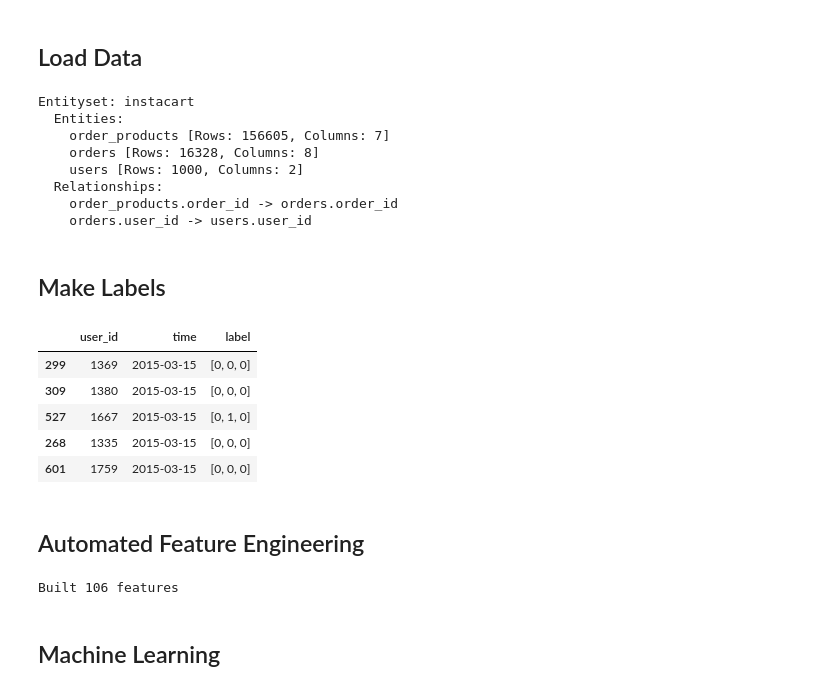
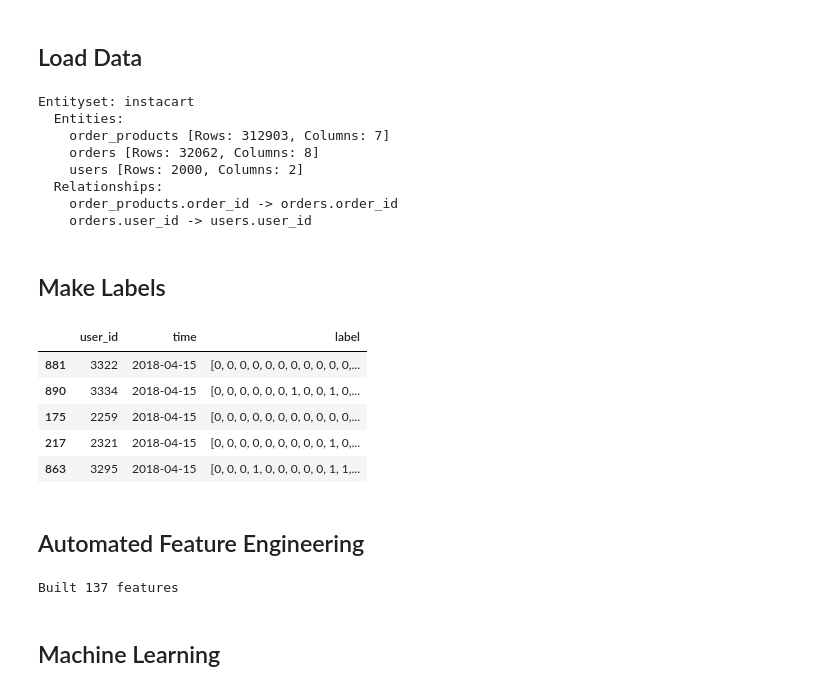
Before and after one commit to iampatgrady/FeatureTools-Instacart-Demo, a Jupyter notebook: Feature_Tools_Demo_Predicting_Basket_Orders.ipynb, the cells around one changed output. Cells and saved outputs as stored; diff of their text form; code cells hidden in the pictures.

```diff
--- a/Feature_Tools_Demo_Predicting_Basket_Orders.ipynb
+++ b/Feature_Tools_Demo_Predicting_Basket_Orders.ipynb
@@ -106,10 +112,3 @@ from sklearn.ensemble import RandomForestClassifier
-# %%
-order_products = pd.read_csv(os.path.join("partitioned_data/part_1/order_products__prior.csv"))
-orders = pd.read_csv(os.path.join("partitioned_data/part_1/orders.csv"))
-departments = pd.read_csv(os.path.join("partitioned_data/part_1/departments.csv"))
-products = pd.read_csv(os.path.join("partitioned_data/part_1/products.csv"))
-
-order_products = order_products.merge(products).merge(departments)
 # %%
 def load_entityset(data_dir):
   order_products = pd.read_csv(os.path.join(data_dir, "order_products__prior.csv"))
@@ -126,7 +125,7 @@ def load_entityset(data_dir):
     hour_of_day = df.columns.tolist().index("order_hour_of_day")
     order_time = df.columns.tolist().index("order_time")
 
-    df.iloc[0, order_time] = pd.Timestamp('Jan 1, 2015') +  pd.Timedelta(df.iloc[0, hour_of_day], "h")
+    df.iloc[0, order_time] = pd.Timestamp('Jan 1, 2018') +  pd.Timedelta(df.iloc[0, hour_of_day], "h")
     for i in xrange(1, df.shape[0]):
       df.iloc[i, order_time] = df.iloc[i-1, order_time] \
                                 + pd.Timedelta(df.iloc[i, days_since], "d") \
@@ -157,8 +156,8 @@ def load_entityset(data_dir):
   es.normalize_entity(base_entity_id="orders", new_entity_id="users", index="user_id")
   es.add_last_time_indexes()
 
-  es["order_products"]["department"].interesting_values = list(set(es["order_products"].df.department.values))
-  es["order_products"]["product_name"].interesting_values = ["Banana", "Organic Strawberries", "Organic Avocado"]
+  es["order_products"]["department"].interesting_values = order_products["department"].value_counts().head(5).index.values.tolist()
+  es["order_products"]["product_name"].interesting_values = order_products["product_name"].value_counts().head(50).index.values.tolist()
   return es
 # %%
 es = load_entityset("partitioned_data/part_1/")
@@ -166,9 +165,9 @@ es
 # %% [output]
 Entityset: instacart
   Entities:
-    order_products [Rows: 156605, Columns: 7]
-    orders [Rows: 16328, Columns: 8]
-    users [Rows: 1000, Columns: 2]
+    order_products [Rows: 312903, Columns: 7]
+    orders [Rows: 32062, Columns: 8]
+    users [Rows: 2000, Columns: 2]
   Relationships:
     order_products.order_id -> orders.order_id
     orders.user_id -> users.user_id
@@ -210,30 +209,30 @@ def make_labels(es, training_window, cutoff_time, prediction_window):
   return labels
 # %%
 label_times = make_labels(es=es,
-                          training_window = ft.Timedelta("30 days"),
-                          cutoff_time = pd.Timestamp('March 15, 2015'),
-                          prediction_window = ft.Timedelta("30 days"))
+                          training_window = ft.Timedelta("90 days"),
+                          cutoff_time = pd.Timestamp('April 15, 2018'),
+                          prediction_window = ft.Timedelta("90 days"))
 
 label_times.sample(5)
 # %% [output]
 |  | user_id | time | label |
-| 299 | 1369 | 2015-03-15 | [0, 0, 0] |
-| 309 | 1380 | 2015-03-15 | [0, 0, 0] |
-| 527 | 1667 | 2015-03-15 | [0, 1, 0] |
-| 268 | 1335 | 2015-03-15 | [0, 0, 0] |
-| 601 | 1759 | 2015-03-15 | [0, 0, 0] |
+| 881 | 3322 | 2018-04-15 | [0, 0, 0, 0, 0, 0, 0, 0, 0, 0, 0,... |
+| 890 | 3334 | 2018-04-15 | [0, 0, 0, 0, 0, 0, 1, 0, 0, 1, 0,... |
+| 175 | 2259 | 2018-04-15 | [0, 0, 0, 0, 0, 0, 0, 0, 0, 0, 0,... |
+| 217 | 2321 | 2018-04-15 | [0, 0, 0, 0, 0, 0, 0, 0, 0, 1, 0,... |
+| 863 | 3295 | 2018-04-15 | [0, 0, 0, 1, 0, 0, 0, 0, 0, 1, 1,... |
 # %% [markdown]
 ## Automated Feature Engineering
 # %%
 feature_matrix, features = ft.dfs(target_entity="users",
                                   cutoff_time=label_times,
-                                  training_window=ft.Timedelta("30 days"), # same as above
+                                  training_window=ft.Timedelta("90 days"), # same as above
                                   entityset=es,
                                   verbose=True)
 # encode categorical values
 fm_encoded, features_encoded = ft.encode_features(feature_matrix, features)
 # %% [output]
-Built 106 features
+Built 137 features
 # %% [markdown]
 ## Machine Learning
 # %%
```
Also changed, not shown: parts of 25 cells of this notebook.
